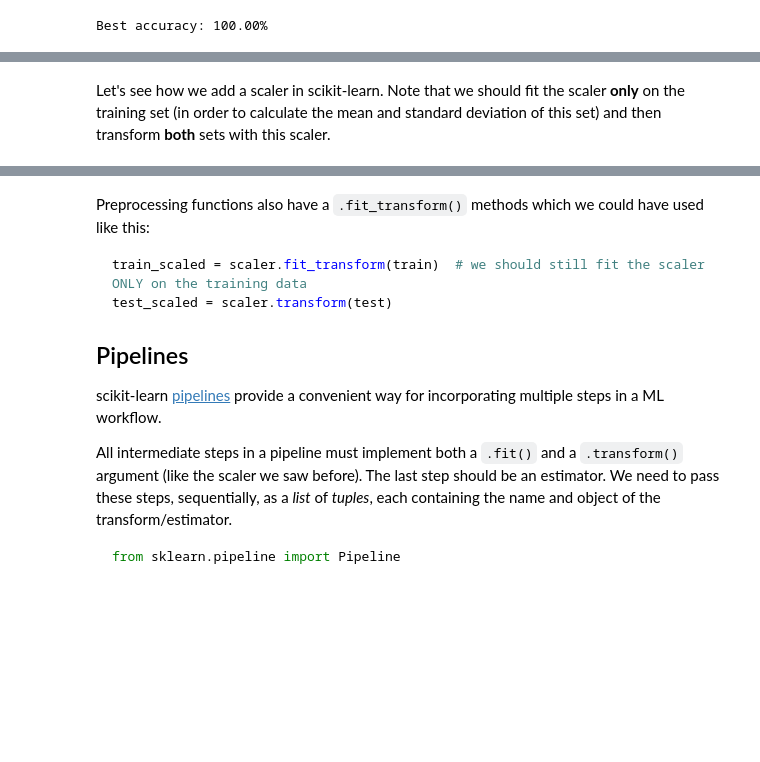
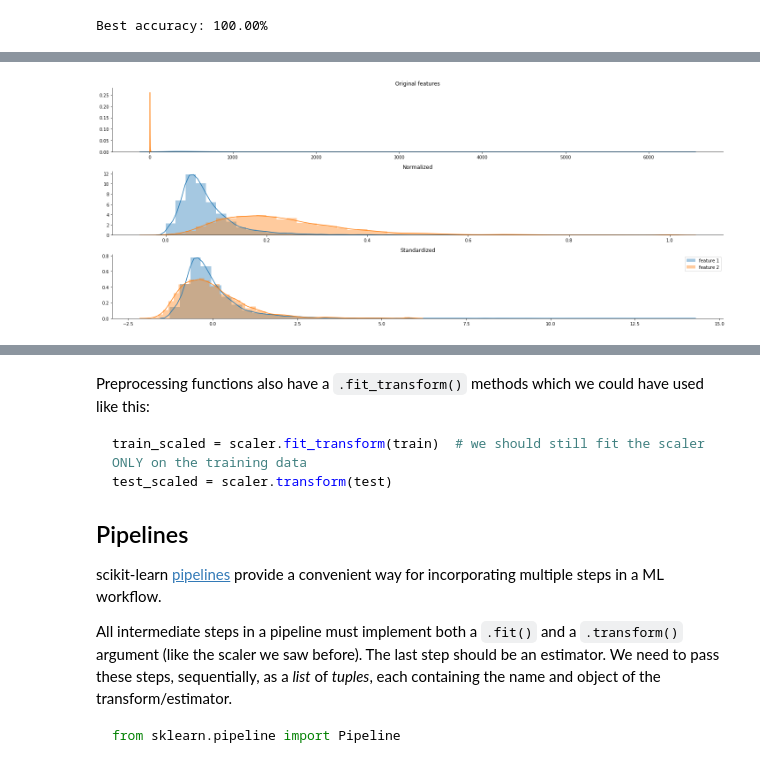
Before and after one commit to djib2011/python_ml_tutorial, a Jupyter notebook: notebooks/20_scikit-learn.ipynb, the cells around one changed output, grey strips where cells are left out. Cells and saved outputs as stored; diff of their text form; code cells hidden in the pictures; blank space fills up the shorter version.

```diff
--- a/notebooks/20_scikit-learn.ipynb
+++ b/notebooks/20_scikit-learn.ipynb
@@ -335,2 +290,46 @@ plt.tight_layout()
-# %% [markdown]
-Let's see how we add a scaler in scikit-learn. Note that we should fit the scaler **only** on the training set (in order to calculate the mean and standard deviation of this set) and then transform **both** sets with this scaler.
+# %%
+# Download the data for the example, might take a minute
+df = pd.read_csv('https://raw.githubusercontent.com/spiderPan/Google-Machine-Learning-Crash-Course/master/data/california_housing_train.csv', sep=',')
+
+# Isolate two features that have very different ranges
+x_array1 = df['total_bedrooms'].values  # range: [1, 6445]
+x_array2 = df['median_income'].values   # range: [0.5, 15]
+
+del df  # DataFrame is no longer required
+
+# Normalize the two features
+x_norm1 = (x_array1 - x_array1.min()) / (x_array1.max() - x_array1.min())
+x_norm2 = (x_array2 - x_array2.min()) / (x_array2.max() - x_array2.min())
+
+# Standardize the two features
+x_std1 = (x_array1 - x_array1.mean()) / x_array1.std()
+x_std2 = (x_array2 - x_array2.mean()) / x_array2.std()
+
+# Plot the distributions
+plt.figure(figsize=(20, 8))
+
+ax = plt.subplot(311)
+sns.distplot(x_array1,)
+sns.distplot(x_array2)
+ax.spines['right'].set_visible(False)
+ax.spines['top'].set_visible(False)
+ax.set_title('Original features')
+
+ax = plt.subplot(312)
+sns.distplot(x_norm1)
+sns.distplot(x_norm2)
+ax.spines['right'].set_visible(False)
+ax.spines['top'].set_visible(False)
+ax.set_title('Normalized')
+
+ax = plt.subplot(313)
+sns.distplot(x_std1, label='feature 1')
+sns.distplot(x_std2, label='feature 2')
+ax.spines['right'].set_visible(False)
+ax.spines['top'].set_visible(False)
+ax.set_title('Standardized')
+ax.legend()
+
+plt.tight_layout()
+# %% [output]
+[figure, added]
```
Also changed, not shown: parts of 8 cells of this notebook, 1 other file.
